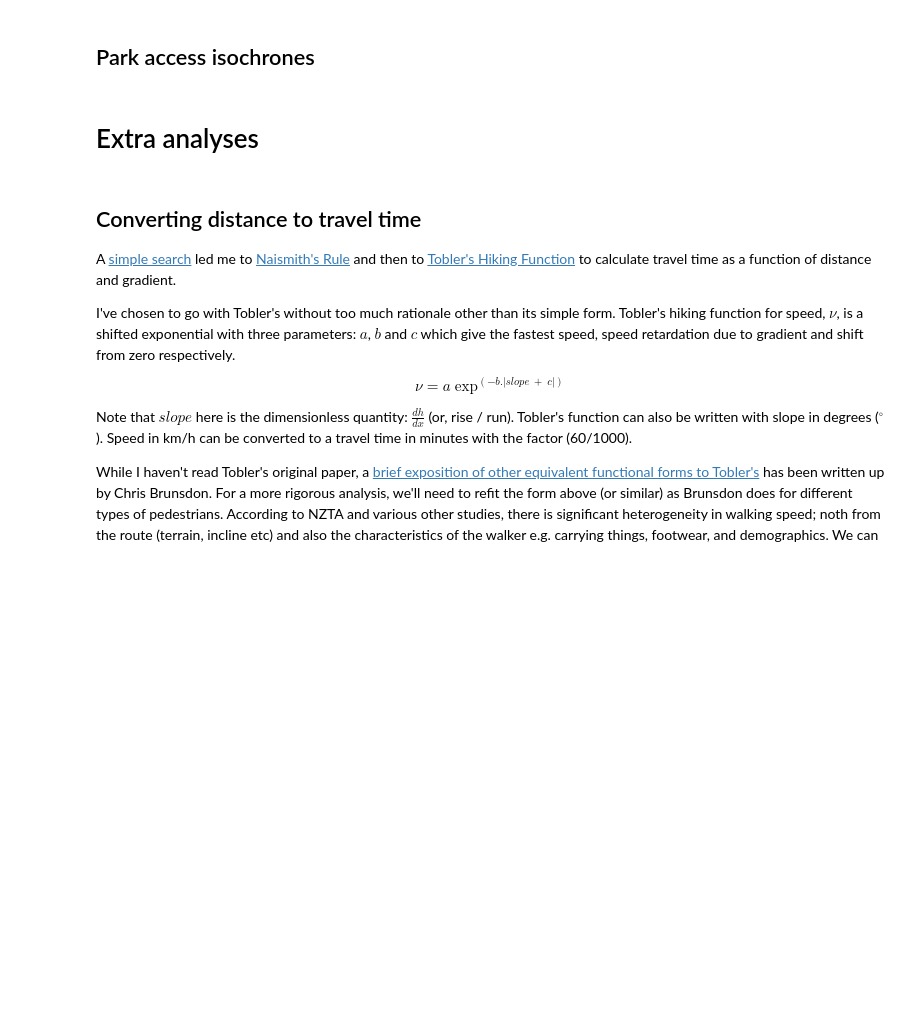
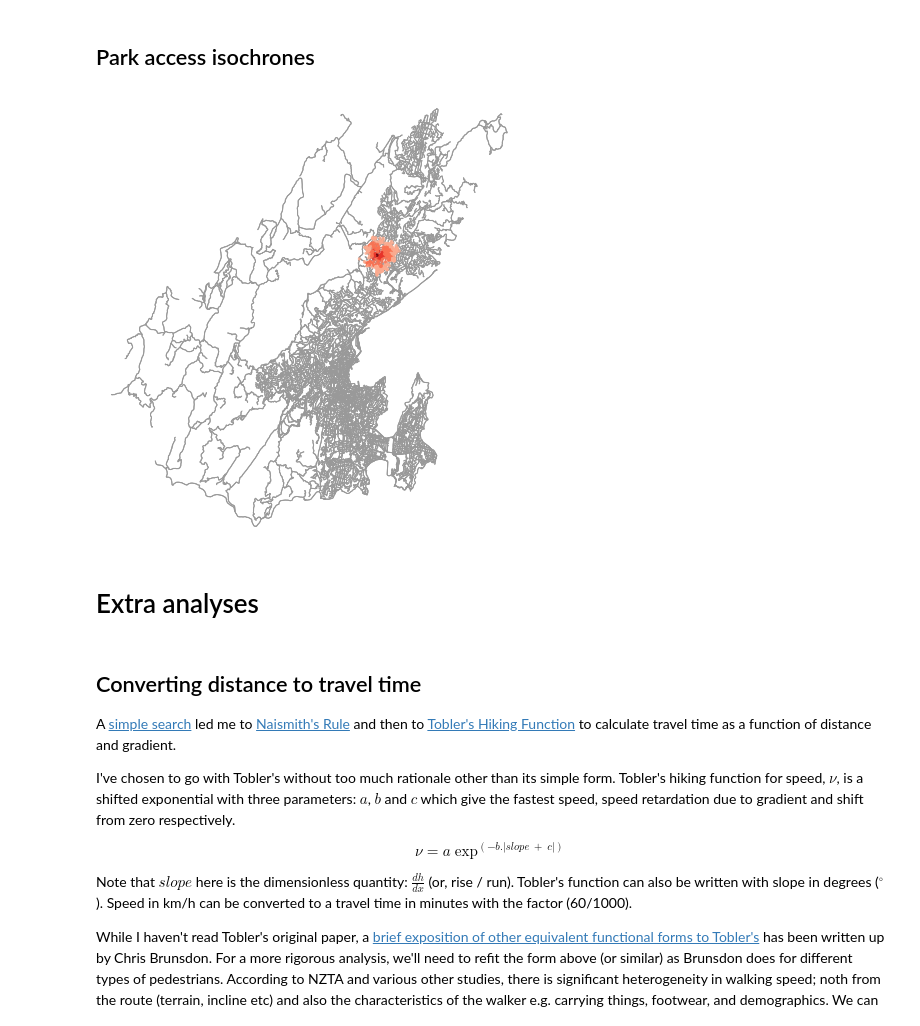
Before and after one commit to shriv/maptime-jul21, a Jupyter notebook: Walking to the park on a computer.ipynb, the cells around one changed output. Cells and saved outputs as stored; diff of their text form; code cells hidden in the pictures; blank space fills up the shorter version.

```diff
--- a/Walking to the park on a computer.ipynb
+++ b/Walking to the park on a computer.ipynb
@@ -257,18 +284,20 @@ plt.title("WCC playground accessibility: $\mu$ = {:.1f} m".format(np.mean(playgr
 # %%
 center_node = ox.get_nearest_node(G, (wcc_playgrounds.iloc[32]['lat'], wcc_playgrounds.iloc[32]['lon']))
 
 trip_times = [50, 100, 500, 1000, 1500]
 
 iso_colors = ox.plot.get_colors(n=len(trip_times), cmap='Reds', start=0.3, return_hex=True)
 # color the nodes according to isochrone then plot the street network
 node_colors = {}
 for trip_time, color in zip(sorted(trip_times, reverse=True), iso_colors):
     subgraph = nx.ego_graph(G, center_node, radius=trip_time, distance='length')
     for node in subgraph.nodes():
         node_colors[node] = color
 nc = [node_colors[node] if node in node_colors else 'none' for node in G.nodes()]
 ns = [10 if node in node_colors else 0 for node in G.nodes()]
-fig, ax = ox.plot_graph(G, node_color=nc, node_size=ns, node_alpha=0.8, node_zorder=2)
+fig, ax = ox.plot_graph(G, node_color=nc, node_size=ns, bgcolor="#ffffff", node_alpha=0.8, node_zorder=2)
+# %% [output]
+[figure, added]
 # %% [markdown]
 # Extra analyses
 # %% [markdown]
```
Also changed, not shown: parts of 21 cells of this notebook, 1 other file.
